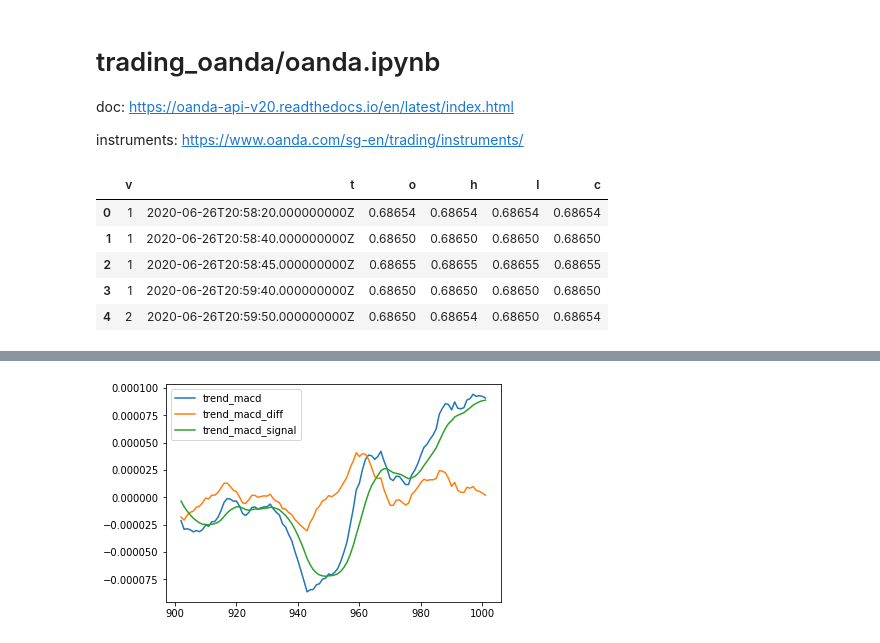
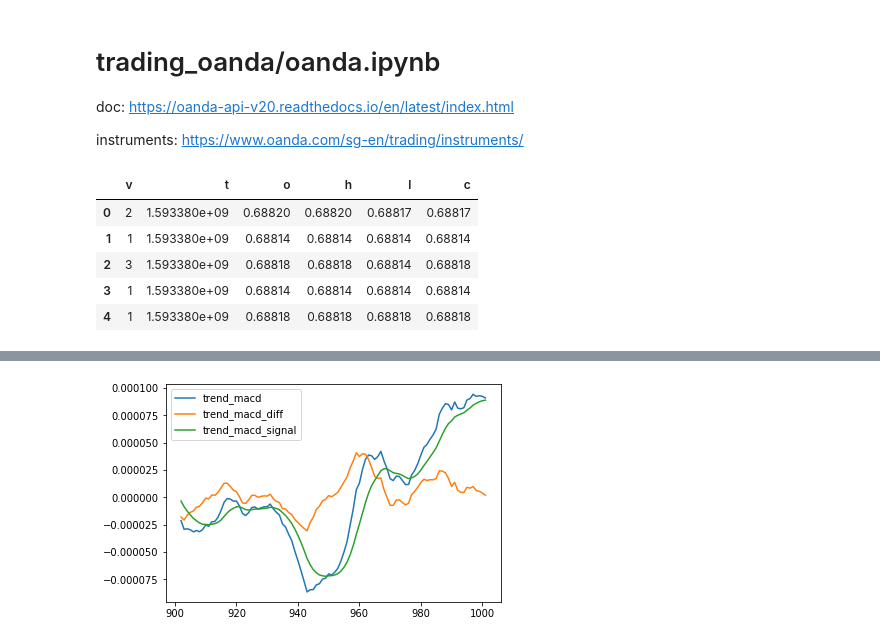
Before and after one commit to jetnew/Idle-Trading-Hero, a Jupyter notebook: trading_oanda/oanda.ipynb, the cells around one changed output, grey strips where cells are left out. Cells and saved outputs as stored; diff of their text form; code cells hidden in the pictures.

```diff
--- a/trading_oanda/oanda.ipynb
+++ b/trading_oanda/oanda.ipynb
@@ -12,9 +12,12 @@ with open('../config.yaml') as f:
 access_token = config['access_token']
 accountID = config['accountID']
 # %%
+import pandas as pd
+from datetime import datetime
 import oandapyV20
 import oandapyV20.endpoints.instruments as instruments
 import oandapyV20.endpoints.accounts as accounts
+import oandapyV20.endpoints.orders as orders
 
 class Oanda:
     def __init__(self, accountID, access_token):
@@ -25,13 +28,14 @@ class Oanda:
     def get_data(self, instrument, count, granularity):
         r = instruments.InstrumentsCandles(instrument, {'count': count, 'granularity': granularity})
         self.client.request(r)
-        return r.response
+        format_candle = lambda d: {'v': d['volume'],
+                                   't': datetime.strptime(d['time'][:-4], "%Y-%m-%dT%H:%M:%S.%f").timestamp(),
+                                   **{key: float(val) for key, val in d['mid'].items()}}
+        return list(map(format_candle, r.response['candles']))
 
     def get_historic(self, instrument, count, granularity):
         d = self.get_data(instrument, count, granularity)
-        return pd.DataFrame([{'v': c['volume'], 't': c['time'],
-                              **{key: float(val) for key, val in c['mid'].items()}}
-                             for c in d['candles']])
+        return pd.DataFrame(d)
 
     def get_account(self):
         r = accounts.AccountDetails(self.accountID)
@@ -44,25 +48,23 @@ class Oanda:
 
     def buy(self, instrument, units):
         data = {'order': {
-                'units': 100,
-                'instrument': instrument,
-                'type': 'MARKET',
-                'positionFILL': 'DEFAULT'}}
+                'units': units,
+                'instrument': instrument}}
         r = orders.OrderCreate(self.accountID, data)
         self.client.request(r)
         return r.response
 # %%
 oanda = Oanda(accountID, access_token)
-oanda.get_data('AUD_USD', 1, 'S5')['candles'][0]
+oanda.get_data('AUD_USD', 1, 'S5')
 # oanda.get_account()
 # oanda.get_orders()
-# oanda.buy('AUD_USD', 10)
+# oanda.buy('AUD_USD', 1)
 oanda.get_historic('AUD_USD', 5, 'S5')
 # %% [output]
 |  | v | t | o | h | l | c |
-| 0 | 1 | 2020-06-26T20:58:20.000000000Z | 0.68654 | 0.68654 | 0.68654 | 0.68654 |
-| 1 | 1 | 2020-06-26T20:58:40.000000000Z | 0.68650 | 0.68650 | 0.68650 | 0.68650 |
-| 2 | 1 | 2020-06-26T20:58:45.000000000Z | 0.68655 | 0.68655 | 0.68655 | 0.68655 |
-| 3 | 1 | 2020-06-26T20:59:40.000000000Z | 0.68650 | 0.68650 | 0.68650 | 0.68650 |
-| 4 | 2 | 2020-06-26T20:59:50.000000000Z | 0.68650 | 0.68654 | 0.68650 | 0.68654 |
+| 0 | 2 | 1.593380e+09 | 0.68820 | 0.68820 | 0.68817 | 0.68817 |
+| 1 | 1 | 1.593380e+09 | 0.68814 | 0.68814 | 0.68814 | 0.68814 |
+| 2 | 3 | 1.593380e+09 | 0.68818 | 0.68818 | 0.68814 | 0.68818 |
+| 3 | 1 | 1.593380e+09 | 0.68814 | 0.68814 | 0.68814 | 0.68814 |
+| 4 | 1 | 1.593380e+09 | 0.68818 | 0.68818 | 0.68818 | 0.68818 |
 # %%
```
Also changed, not shown: parts of 6 cells of this notebook, 8 other files.
